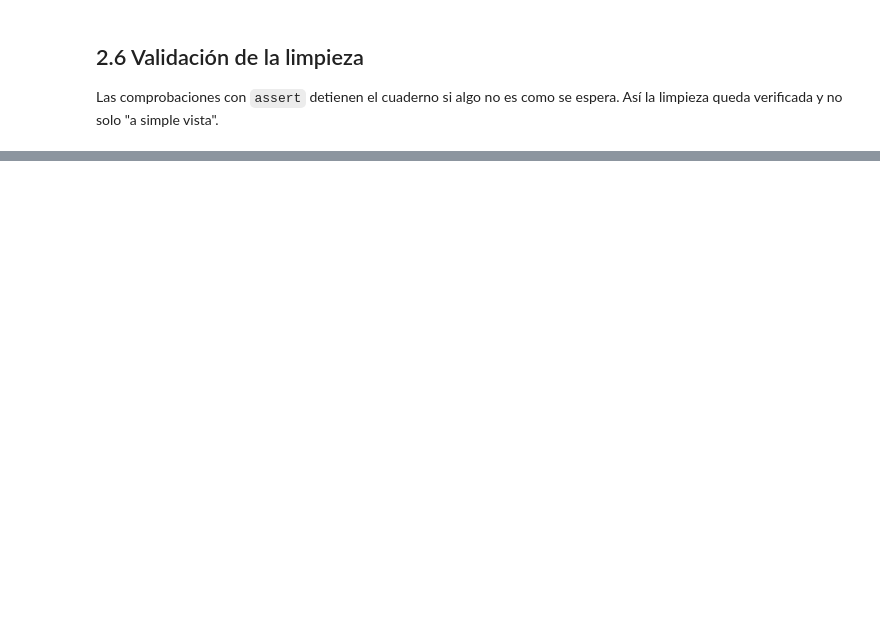
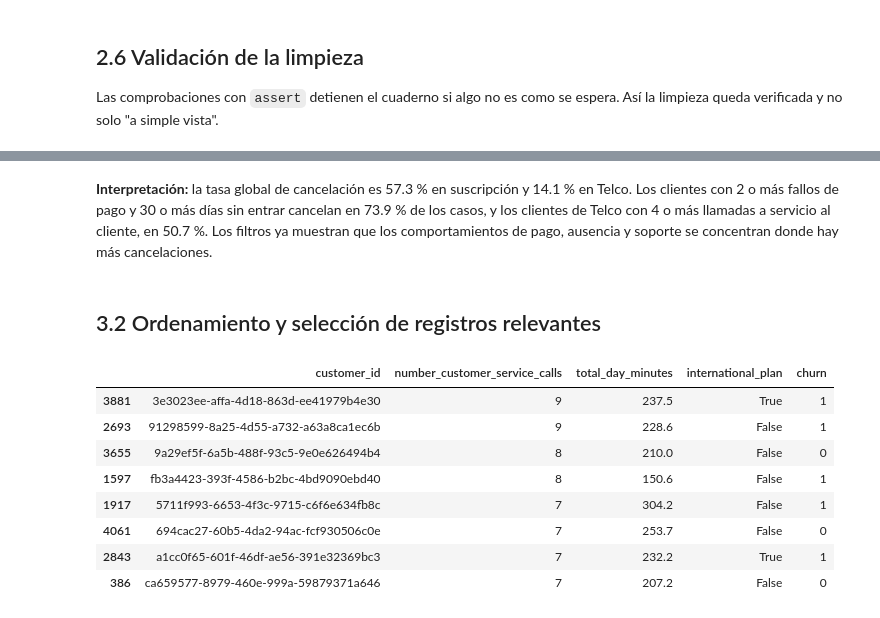
Before and after one commit to nicolasmunosh/proyecto-churn, a Jupyter notebook: notebooks/data_preparation.ipynb, the cells around one changed output, grey strips where cells are left out. Drawn from its saved outputs; the diff is of its cells as text; code cells hidden in the pictures; blank space fills up the shorter version.

```diff
--- a/notebooks/data_preparation.ipynb
+++ b/notebooks/data_preparation.ipynb
@@ -296,0 +421,27 @@ Antes de guardar: **Restart** y luego **Run All**. Todas las celdas deben ejecut
+# %%
+g_sus, g_tel = tasa(sus), tasa(telco)
+display(Markdown(
+    f"**Interpretación:** la tasa global de cancelación es {g_sus} % en suscripción y {g_tel} % en Telco. "
+    f"Los clientes con 2 o más fallos de pago y 30 o más días sin entrar cancelan en {tasa(en_riesgo)} % de los casos, y los clientes de Telco con 4 o más llamadas a servicio al cliente, en {tasa(muchas_llamadas)} %. "
+    f"Los filtros ya muestran que los comportamientos de pago, ausencia y soporte se concentran donde hay más cancelaciones."
+))
+# %% [output]
+**Interpretación:** la tasa global de cancelación es 57.3 % en suscripción y 14.1 % en Telco. Los clientes con 2 o más fallos de pago y 30 o más días sin entrar cancelan en 73.9 % de los casos, y los clientes de Telco con 4 o más llamadas a servicio al cliente, en 50.7 %. Los filtros ya muestran que los comportamientos de pago, ausencia y soporte se concentran donde hay más cancelaciones.
+# %% [markdown]
+## 3.2 Ordenamiento y selección de registros relevantes
+# %%
+# Los clientes de Telco con más llamadas a servicio al cliente (desempate: más minutos diurnos)
+top_soporte = (telco.sort_values(['number_customer_service_calls', 'total_day_minutes'], ascending=False)
+                    [['customer_id', 'number_customer_service_calls', 'total_day_minutes', 'international_plan', 'churn']]
+                    .head(8))
+top_soporte
+# %% [output]
+|  | customer_id | number_customer_service_calls | total_day_minutes | international_plan | churn |
+| 3881 | 3e3023ee-affa-4d18-863d-ee41979b4e30 | 9 | 237.5 | True | 1 |
+| 2693 | 91298599-8a25-4d55-a732-a63a8ca1ec6b | 9 | 228.6 | False | 1 |
+| 3655 | 9a29ef5f-6a5b-488f-93c5-9e0e626494b4 | 8 | 210.0 | False | 0 |
+| 1597 | fb3a4423-393f-4586-b2bc-4bd9090ebd40 | 8 | 150.6 | False | 1 |
+| 1917 | 5711f993-6653-4f3c-9715-c6f6e634fb8c | 7 | 304.2 | False | 1 |
+| 4061 | 694cac27-60b5-4da2-94ac-fcf930506c0e | 7 | 253.7 | False | 0 |
+| 2843 | a1cc0f65-601f-46df-ae56-391e32369bc3 | 7 | 232.2 | True | 1 |
+| 386 | ca659577-8979-460e-999a-59879371a646 | 7 | 207.2 | False | 0 |
```
Also changed, not shown: parts of 38 cells of this notebook.
